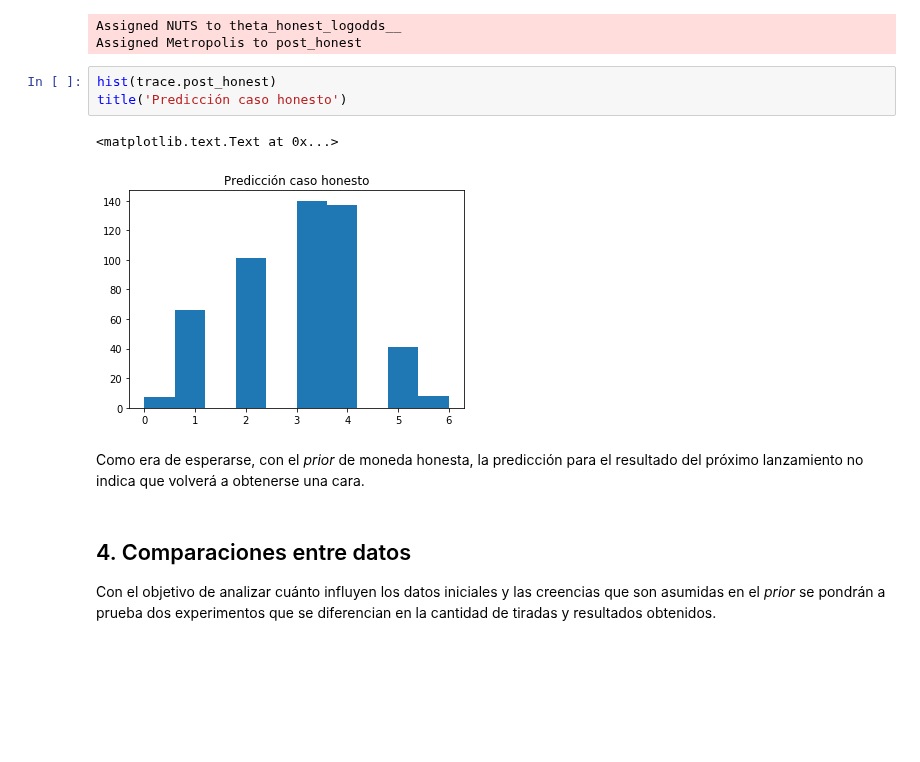
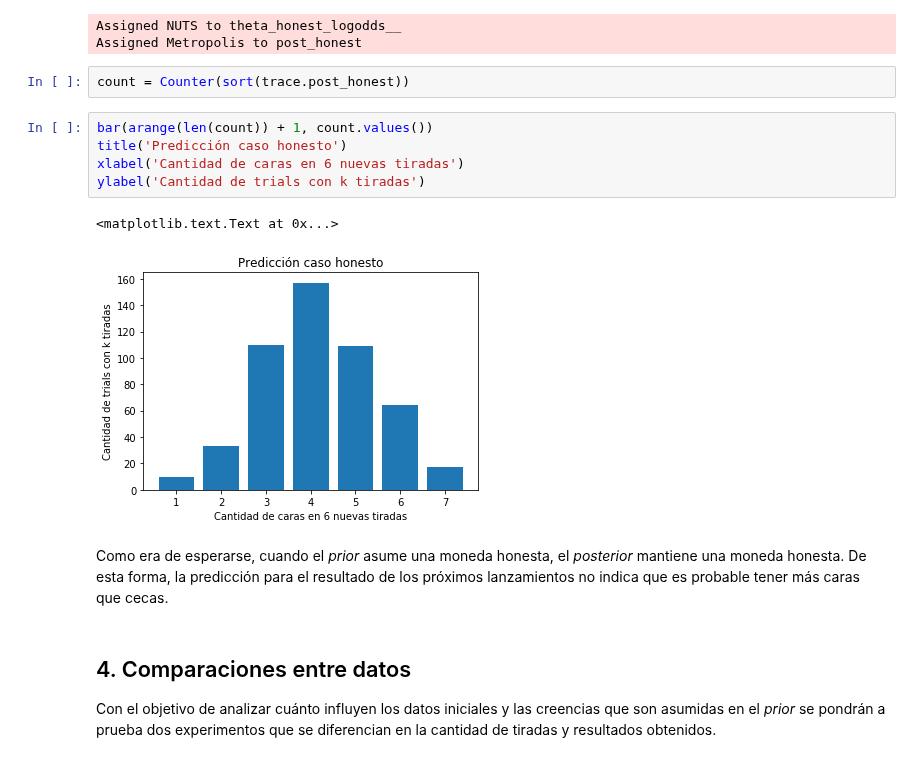
Before and after one commit to m2march/ciencia_datos, a Jupyter notebook: tp5/tp5.ipynb, the cells around one changed output. Cells and saved outputs as stored; diff of their text form; blank space fills up the shorter version.

```diff
--- a/tp5/tp5.ipynb
+++ b/tp5/tp5.ipynb
@@ -176,14 +168,18 @@ with model_honest:
 # %% [output]
 Assigned NUTS to theta_honest_logodds__
 Assigned Metropolis to post_honest
-# %%
-hist(trace.post_honest)
-title('Predicción caso honesto')
-# %% [output]
-<matplotlib.text.Text at 0x...>
-[figure, removed]
+# %%
+count = Counter(sort(trace.post_honest))
+# %%
+bar(arange(len(count)) + 1, count.values())
+title('Predicción caso honesto')
+xlabel('Cantidad de caras en 6 nuevas tiradas')
+ylabel('Cantidad de trials con k tiradas')
+# %% [output]
+<matplotlib.text.Text at 0x...>
+[figure, added]
 # %% [markdown]
-Como era de esperarse, con el _prior_ de moneda honesta, la predicción para el resultado del próximo lanzamiento no indica que volverá a obtenerse una cara.
+Como era de esperarse, cuando el _prior_ asume una moneda honesta, el _posterior_ mantiene una moneda honesta. De esta forma, la predicción para el resultado de los próximos lanzamientos no indica que es probable tener más caras que cecas.
 # %% [markdown]
 ## 4. Comparaciones entre datos
 
```
Also changed, not shown: parts of 40 cells of this notebook.
